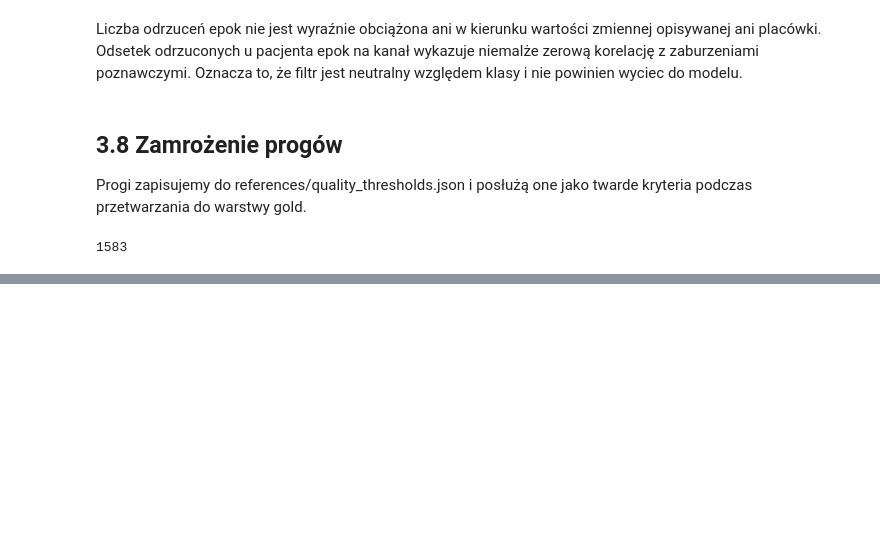
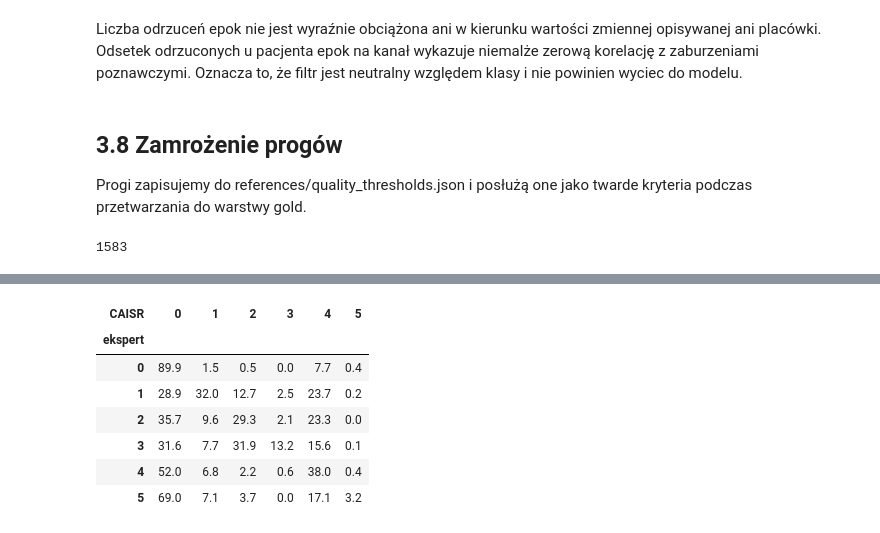
Before and after one commit to stolarczykemil/Analiza-sygnalow-polisomnograficznych, a Jupyter notebook: notebooks/signal_quality_analysis.ipynb, the cells around one changed output, grey strips where cells are left out. Drawn from its saved outputs; the diff is of its cells as text; code cells hidden in the pictures; blank space fills up the shorter version.

```diff
--- a/notebooks/signal_quality_analysis.ipynb
+++ b/notebooks/signal_quality_analysis.ipynb
@@ -984,0 +1496,11 @@ Analiza wykazała słuszność zastosowania metryk jakościowych na epokach. Wie
+# %%
+confusion_rs.div(confusion_rs.sum(axis=1), axis=0).mul(100).round(1)
+# %% [output]
+| CAISR | 0 | 1 | 2 | 3 | 4 | 5 |
+| ekspert |  |  |  |  |  |  |
+| 0 | 89.9 | 1.5 | 0.5 | 0.0 | 7.7 | 0.4 |
+| 1 | 28.9 | 32.0 | 12.7 | 2.5 | 23.7 | 0.2 |
+| 2 | 35.7 | 9.6 | 29.3 | 2.1 | 23.3 | 0.0 |
+| 3 | 31.6 | 7.7 | 31.9 | 13.2 | 15.6 | 0.1 |
+| 4 | 52.0 | 6.8 | 2.2 | 0.6 | 38.0 | 0.4 |
+| 5 | 69.0 | 7.1 | 3.7 | 0.0 | 17.1 | 3.2 |
```
Also changed, not shown: parts of 65 cells of this notebook, 3 other files.
